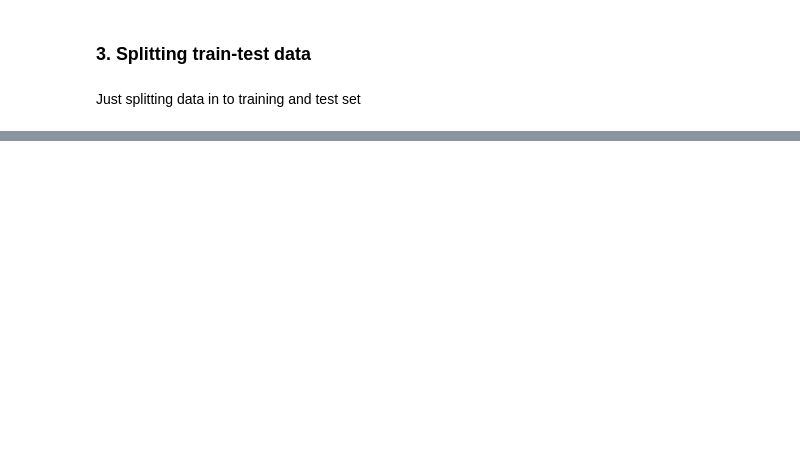
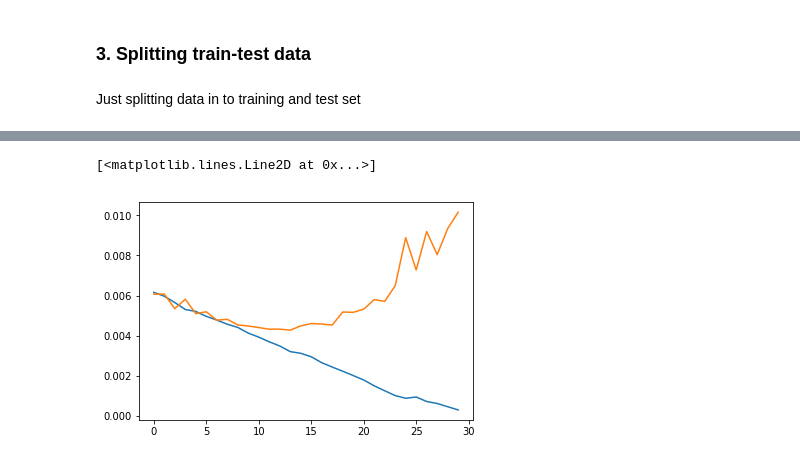
Before and after one commit to arkothiwala/Analytics-Vidhya, a Jupyter notebook: AV_GoD.ipynb, the cells around one changed output, grey strips where cells are left out. Drawn from its saved outputs; the diff is of its cells as text; code cells hidden in the pictures; blank space fills up the shorter version.

```diff
--- a/AV_GoD.ipynb
+++ b/AV_GoD.ipynb
@@ -336,3 +357,9 @@ Epoch 1/50
+# %%
+plt.plot(history.history['loss'])
+plt.plot(history.history['val_loss'])
+# %% [output]
+[<matplotlib.lines.Line2D at 0x...>]
+[figure, added]
 # %%
 model.predict(test_X_arr[0:5])
 # %%
```
Also changed, not shown: parts of 3 cells of this notebook.
